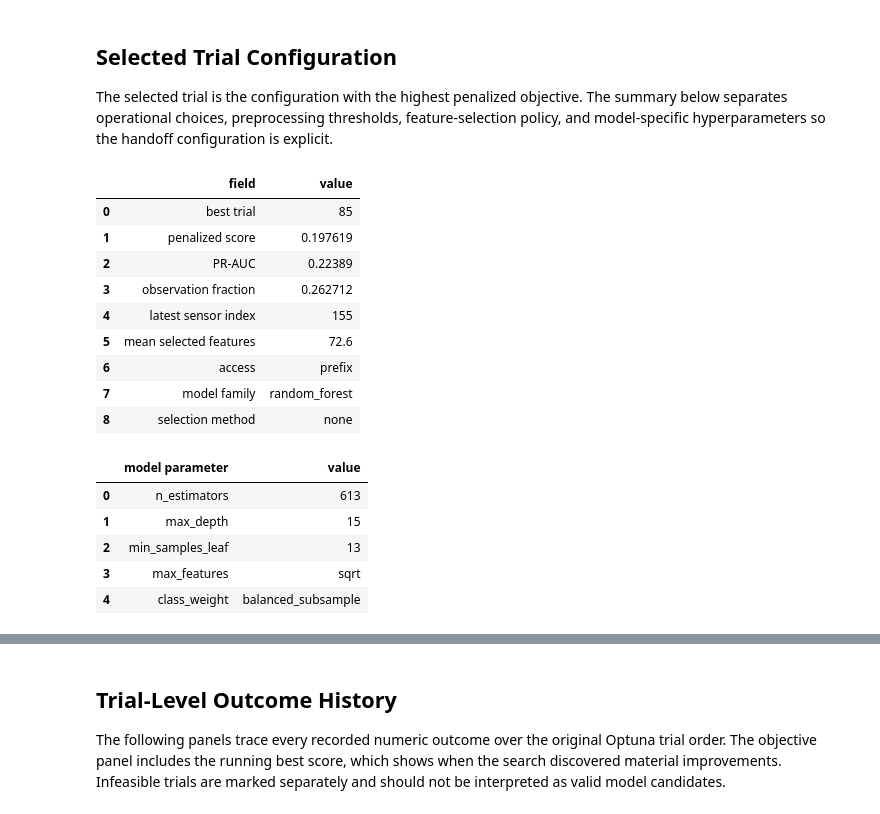
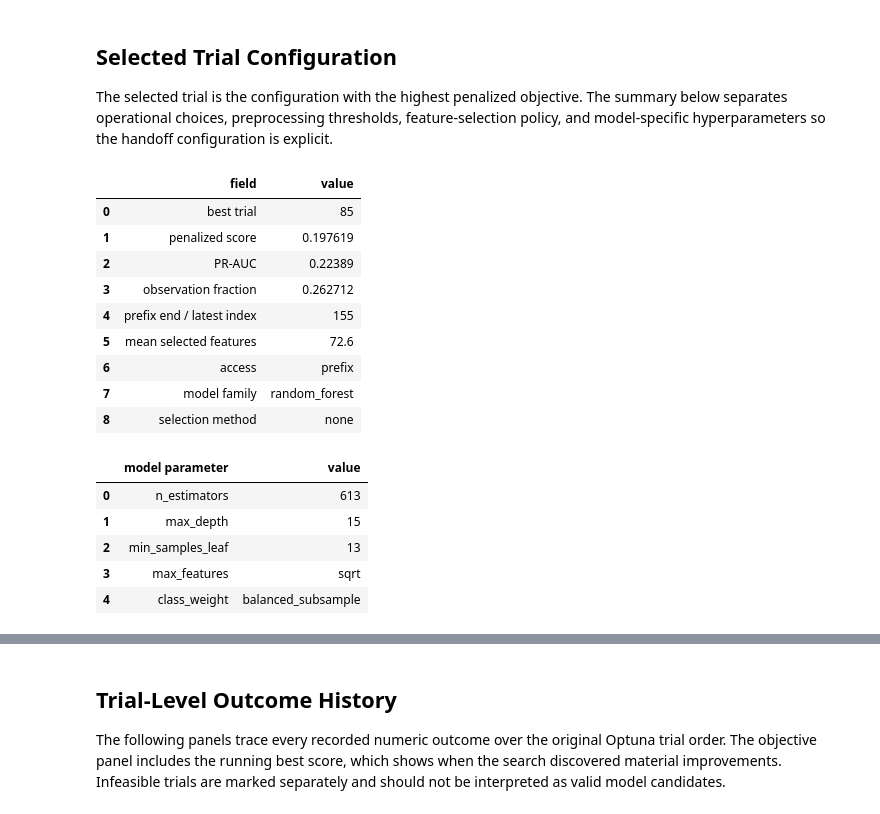
Before and after one commit to virgil-castillo/semiconductor-yield-root-cause, a Jupyter notebook: notebooks/05_early_detection.ipynb, the cells around one changed output, grey strips where cells are left out. Saved outputs shown, nothing was run; the diff lists cells and outputs as text; code cells hidden in the pictures.

```diff
--- a/notebooks/05_early_detection.ipynb
+++ b/notebooks/05_early_detection.ipynb
@@ -276,32 +289,32 @@ the handoff configuration is explicit.
 # %%
 best_config = best_record["config"]
 best_snapshot = pd.DataFrame(
     [
         ("best trial", best_record["best_trial_number"]),
         ("penalized score", best_record["penalized_score"]),
         (metric_label, best_record["detection_metric"]),
         ("observation fraction", best_record["observation_fraction"]),
-        ("latest sensor index", best_record["latest_index"]),
+        ("prefix end / latest index", best_record["latest_index"]),
         ("mean selected features", best_record["n_features_selected"]),
         ("access", best_config["access"]["access_type"]),
         ("model family", best_config["model_family"]),
         ("selection method", best_config["selection_method"]),
     ],
     columns=["field", "value"],
 )
 display(best_snapshot)
 
 model_params = pd.DataFrame(
     best_config["model_params"].items(), columns=["model parameter", "value"]
 )
 display(model_params)
 # %% [output]
 |  | field | value |
 | 0 | best trial | 85 |
 | 1 | penalized score | 0.197619 |
 | 2 | PR-AUC | 0.22389 |
 | 3 | observation fraction | 0.262712 |
-| 4 | latest sensor index | 155 |
+| 4 | prefix end / latest index | 155 |
 | 5 | mean selected features | 72.6 |
 | 6 | access | prefix |
 | 7 | model family | random_forest |
```
Also changed, not shown: parts of 18 cells of this notebook, 2 other files.
